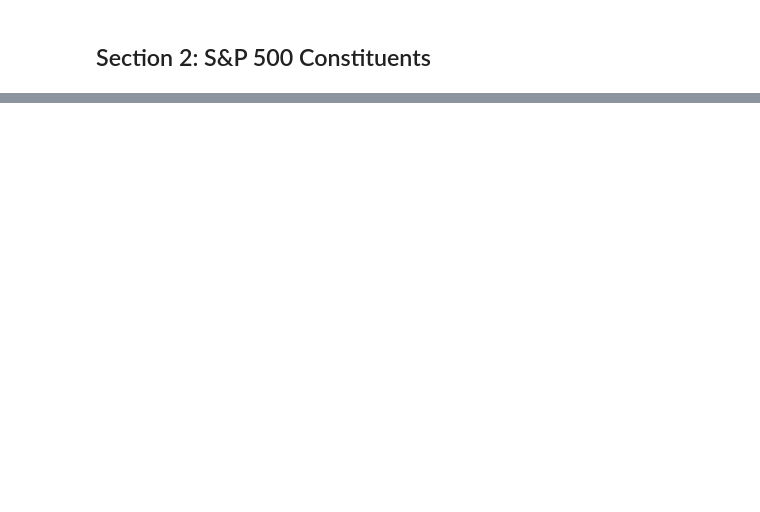
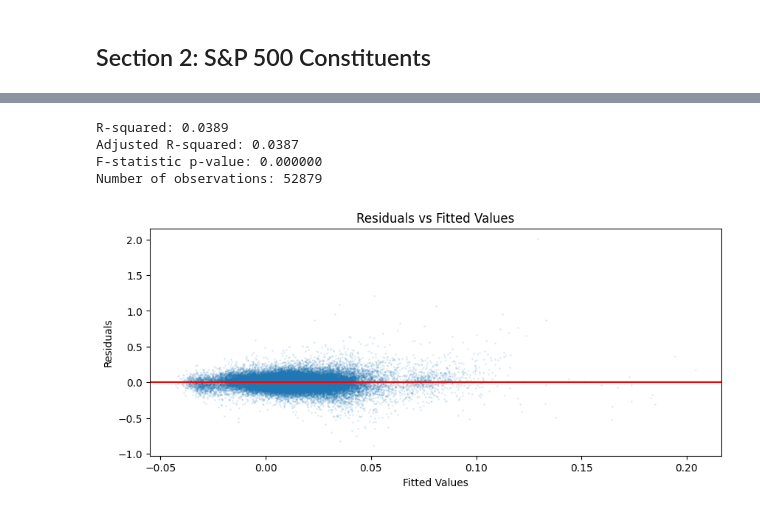
Before and after one commit to rishyg20/Alpha-Research---Assignment-2, a Jupyter notebook: Alpha_Research_Assignment2_Pushkal_Rishabh.ipynb, the cells around one changed output, grey strips where cells are left out. Saved outputs shown, nothing was run; the diff lists cells and outputs as text; code cells hidden in the pictures; blank space fills up the shorter version.

```diff
--- a/Alpha_Research_Assignment2_Pushkal_Rishabh.ipynb
+++ b/Alpha_Research_Assignment2_Pushkal_Rishabh.ipynb
@@ -251,0 +481,21 @@ print(f"Time taken: {round(end - start,2)} seconds")
+# %%
+start = time.time()
+
+print(panel.dtypes)
+print(panel.isnull().sum())
+panel = panel.dropna(subset = ['Mkt-RF', 'SMB', 'HML', 'RMW', 'CMA', 'RF'])
+print(panel.dtypes)
+print(panel.isnull().sum())
+print(panel.shape)
+
+#Adding derived macro factors
+panel['CPI_change'] = panel.groupby('ticker')['CPIAUCSL'].pct_change()
+panel['GDP_growth'] = panel.groupby('ticker')['GDPC1'].pct_change()
+panel['Oil_change'] = panel.groupby('ticker')['DCOILWTICO'].pct_change()
+
+panel = panel.dropna(subset = ['CPI_change', 'GDP_growth', 'Oil_change'])
+print(panel.isnull().sum())
+print(panel.shape)
+
+end = time.time()
+print(f"Time taken: {round(end - start,2)} seconds")
@@ -251,0 +577,23 @@ print(f"Time taken: {round(end - start,2)} seconds")
+# %%
+# Key results summary
+print(f"R-squared: {results.rsquared:.4f}")
+print(f"Adjusted R-squared: {results.rsquared_adj:.4f}")
+print(f"F-statistic p-value: {results.f_pvalue:.6f}")
+print(f"Number of observations: {results.nobs:.0f}")
+
+# Plot actual vs predicted
+import matplotlib.pyplot as plt
+plt.figure(figsize=(10,4))
+plt.scatter(results.fittedvalues, results.resid, alpha=0.1, s=1)
+plt.axhline(0, color='red')
+plt.xlabel('Fitted Values')
+plt.ylabel('Residuals')
+plt.title('Residuals vs Fitted Values')
+plt.savefig(DATA_PATH + 'residuals_plot.png')
+plt.show()
+# %% [output]
+R-squared: 0.0389
+Adjusted R-squared: 0.0387
+F-statistic p-value: 0.000000
+Number of observations: 52879
+[figure, added]
```
Also changed, not shown: parts of 12 cells of this notebook.
